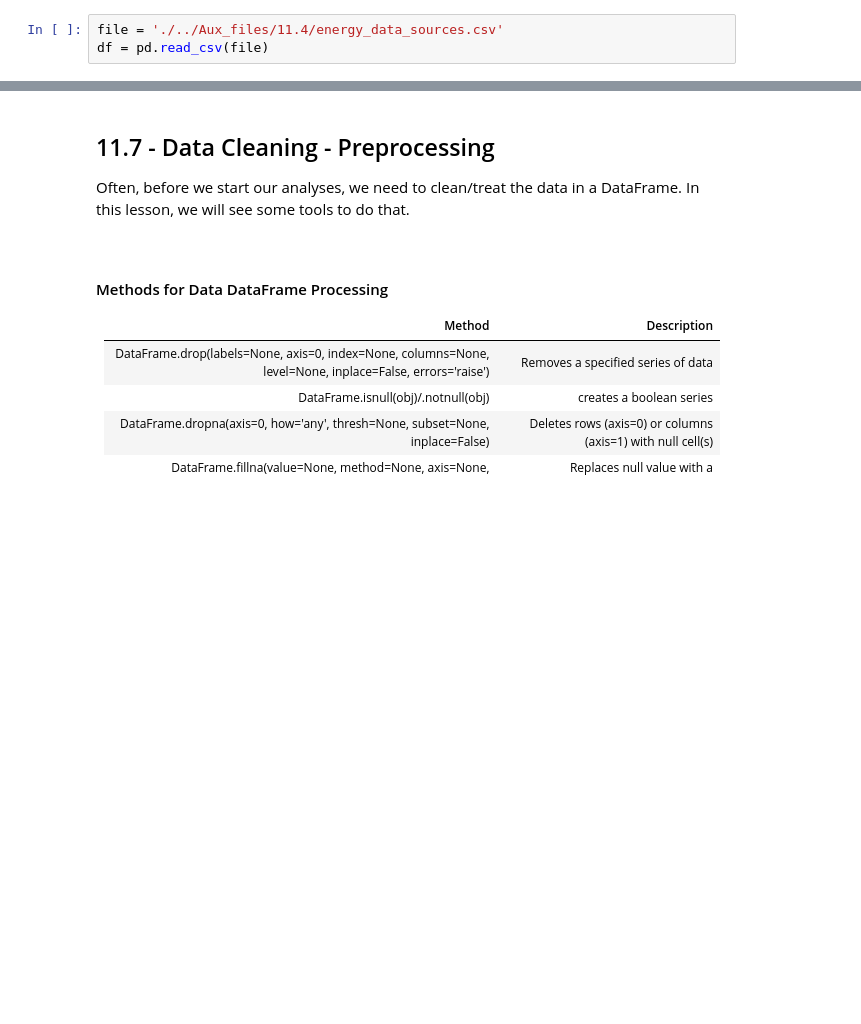
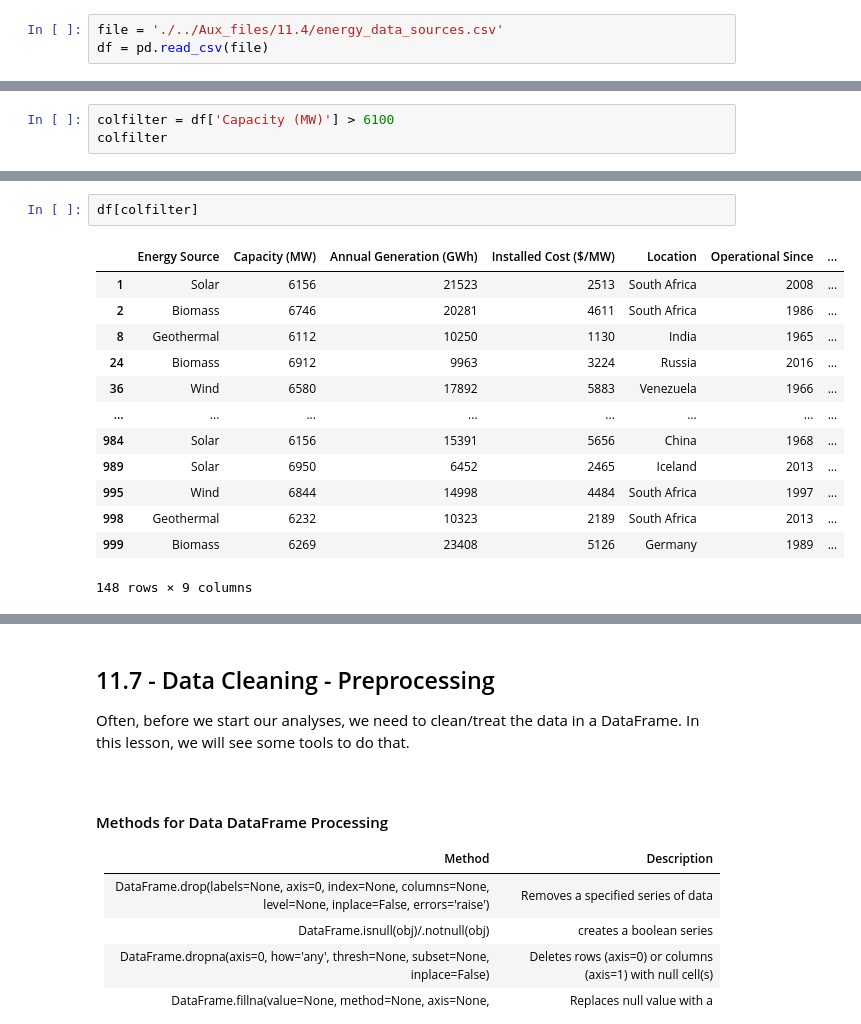
Before and after one commit to rafaelpsilva07/python-for-engineers-and-scientists, a Jupyter notebook: lessons/m2 - Section 11 - Pandas.ipynb, the cells around one changed output, grey strips where cells are left out. Saved outputs shown, nothing was run; the diff lists cells and outputs as text; blank space fills up the shorter version.

```diff
--- a/lessons/m2 - Section 11 - Pandas.ipynb
+++ b/lessons/m2 - Section 11 - Pandas.ipynb
@@ -520,0 +535,3 @@ df = pd.read_csv(file)
+# %%
+colfilter = df['Capacity (MW)'] > 6100
+colfilter
@@ -520,0 +551,16 @@ df = pd.read_csv(file)
+# %%
+df[colfilter]
+# %% [output]
+|  | Energy Source | Capacity (MW) | Annual Generation (GWh) | Installed Cost ($/MW) | Location | Operational Since | ... |
+| 1 | Solar | 6156 | 21523 | 2513 | South Africa | 2008 | ... |
+| 2 | Biomass | 6746 | 20281 | 4611 | South Africa | 1986 | ... |
+| 8 | Geothermal | 6112 | 10250 | 1130 | India | 1965 | ... |
+| 24 | Biomass | 6912 | 9963 | 3224 | Russia | 2016 | ... |
+| 36 | Wind | 6580 | 17892 | 5883 | Venezuela | 1966 | ... |
+| ... | ... | ... | ... | ... | ... | ... | ... |
+| 984 | Solar | 6156 | 15391 | 5656 | China | 1968 | ... |
+| 989 | Solar | 6950 | 6452 | 2465 | Iceland | 2013 | ... |
+| 995 | Wind | 6844 | 14998 | 4484 | South Africa | 1997 | ... |
+| 998 | Geothermal | 6232 | 10323 | 2189 | South Africa | 2013 | ... |
+| 999 | Biomass | 6269 | 23408 | 5126 | Germany | 1989 | ... |
+148 rows × 9 columns
```
Also changed, not shown: parts of 5 cells of this notebook.
